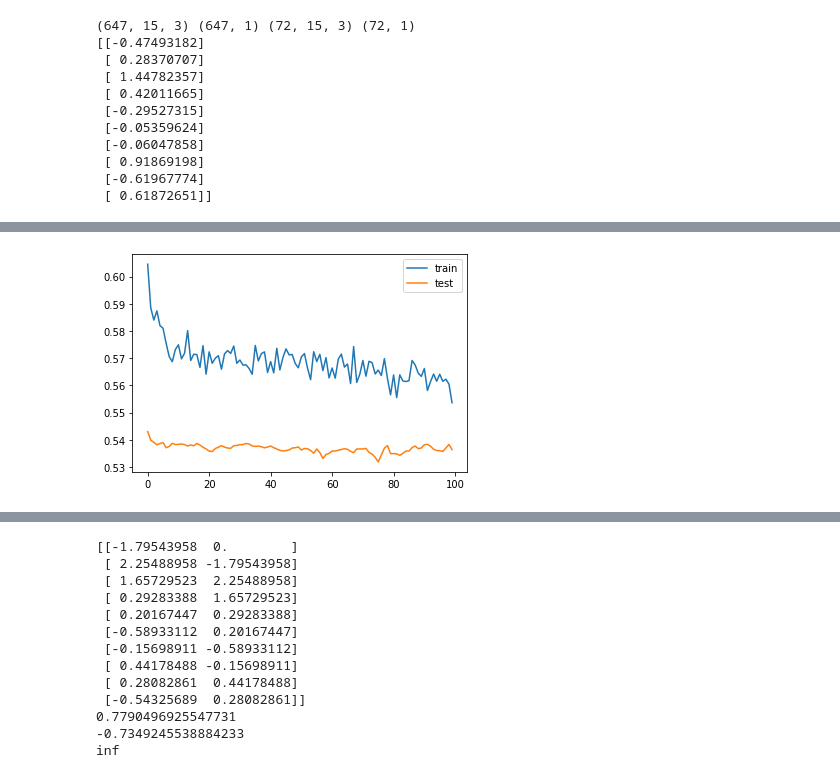
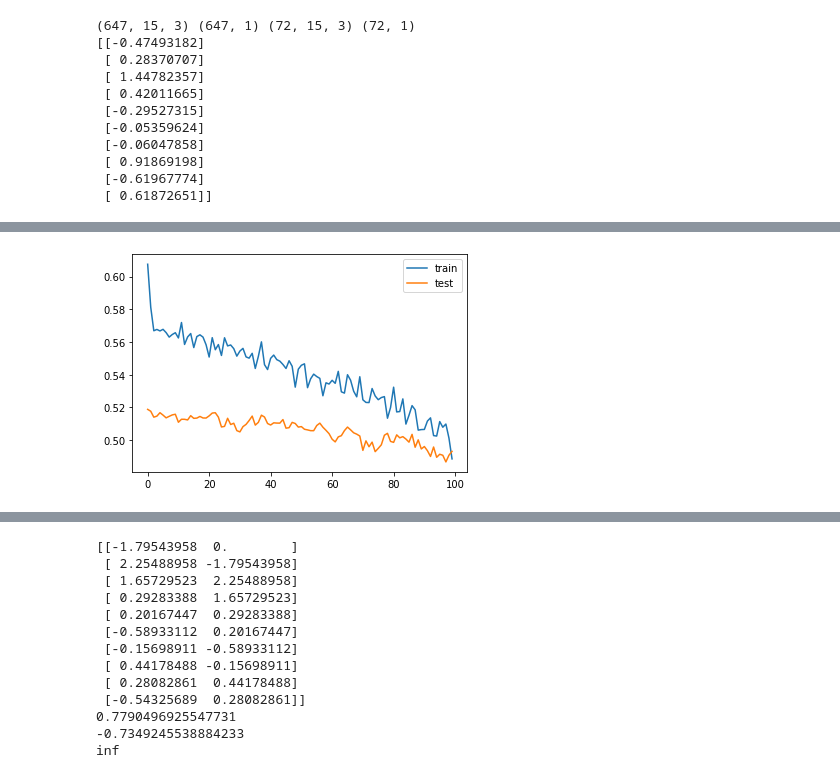
Before and after one commit to news-scrapers/twitter-data-scripts-analysis, a Jupyter notebook: neural_network_models/models_regresion_nn_pe.ipynb, the cells around one changed output, grey strips where cells are left out. Saved outputs shown, nothing was run; the diff lists cells and outputs as text; code cells hidden in the pictures.

```diff
--- a/neural_network_models/models_regresion_nn_pe.ipynb
+++ b/neural_network_models/models_regresion_nn_pe.ipynb
@@ -245,7 +245,7 @@ n_features = train_X.shape[2]
 model = Sequential()
 model.add(Conv1D(filters=64, kernel_size=3, activation='relu', input_shape=(n_timesteps,n_features)))
 model.add(Conv1D(filters=64, kernel_size=3, activation='relu'))
-model.add(Dropout(0.8))
+model.add(Dropout(0.5))
 model.add(MaxPooling1D(pool_size=2))
 model.add(Flatten())
 model.add(Dense(30, activation='relu'))
@@ -281,4 +281,4 @@ Epoch 100/100
-[figure, old version]
+[figure, new version]
 # %%
 #https://datascience.stackexchange.com/a/45172
 from sklearn.metrics import classification_report
```
Also changed, not shown: parts of 3 cells of this notebook, 3 other files.
